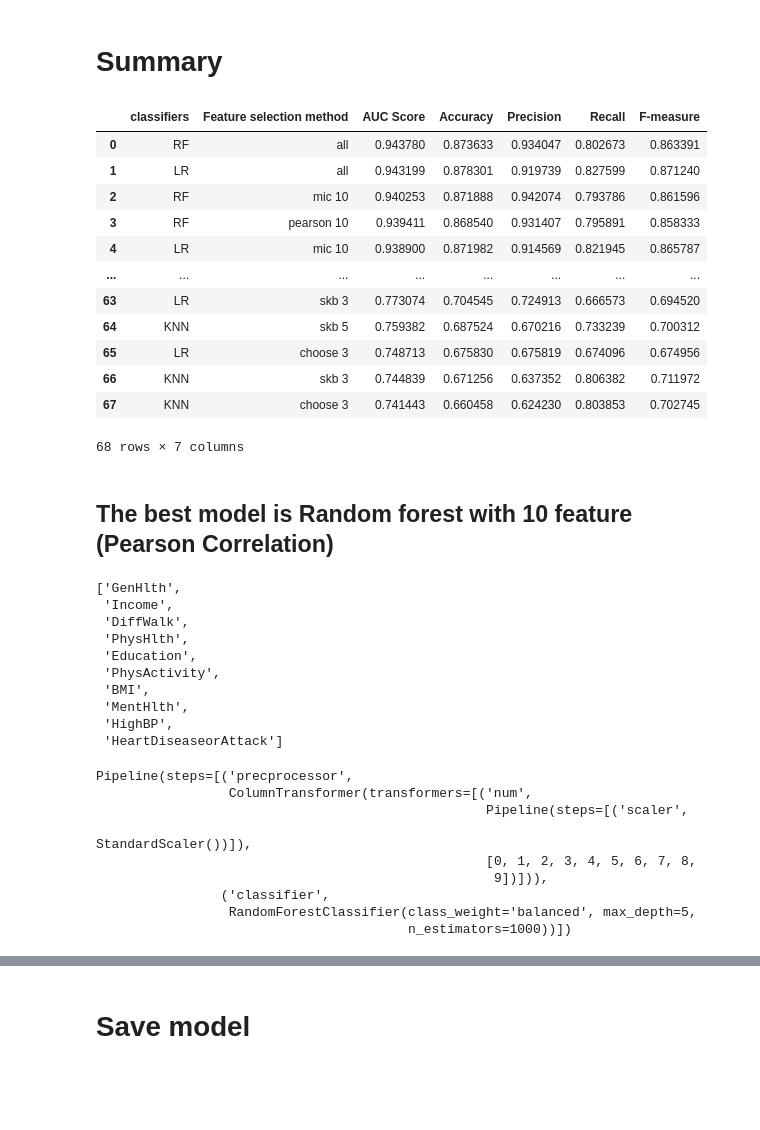
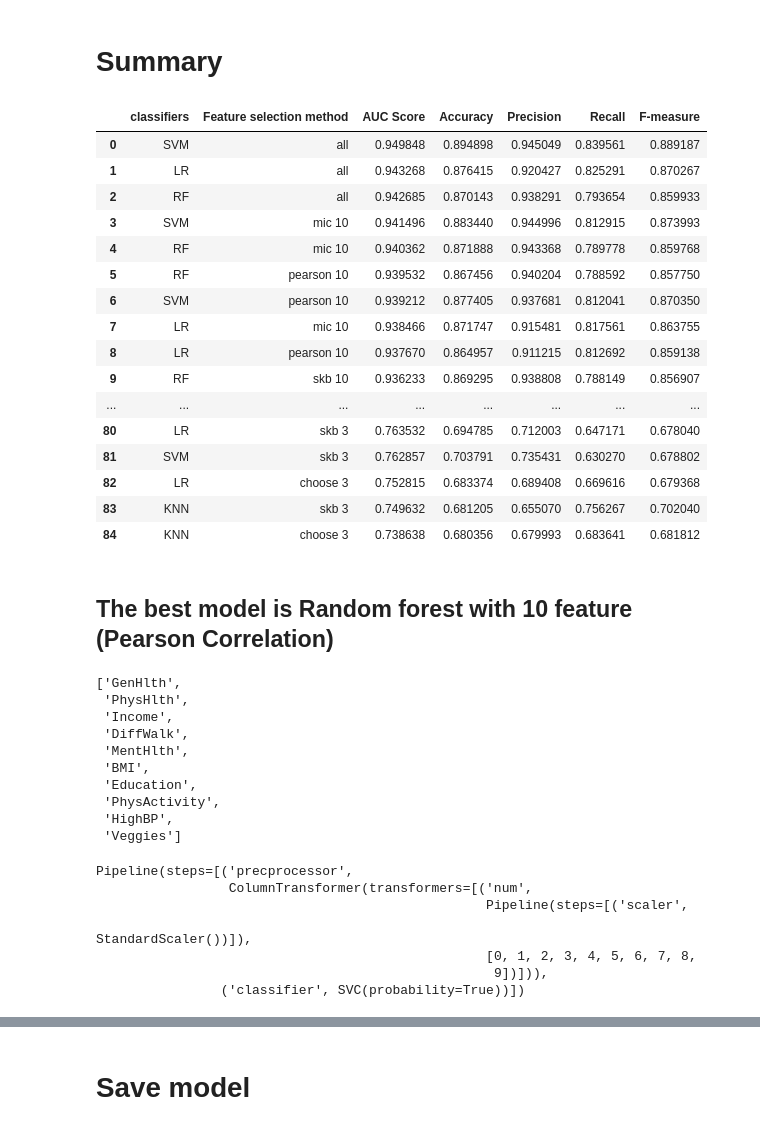
Before and after one commit to LaiVietAnh/Diabetes-Health-Indicators, a Jupyter notebook: diabetes.ipynb, the cells around one changed output, grey strips where cells are left out. Saved outputs shown, nothing was run; the diff lists cells and outputs as text; code cells hidden in the pictures; blank space fills up the shorter version.

```diff
--- a/diabetes.ipynb
+++ b/diabetes.ipynb
@@ -294,7 +295,8 @@ for data in tqdm(splited_data):
         ['LR', LogisticRegression(), data],
         ['RF', RandomForestClassifier(max_depth=5,n_estimators=1000, class_weight='balanced'), data],
         ['DT', DecisionTreeClassifier(max_depth=5), data],
-        ['KNN', KNeighborsClassifier(n_neighbors= 6), data]
+        ['KNN', KNeighborsClassifier(n_neighbors= 6), data],
+        ['SVM', SVC(probability=True), data]
     ]
 
     roc_list = []
@@ -505,34 +531,39 @@ for data in tqdm(splited_data):
 # Summary
 # %%
 evaluations = evaluations.sort_values(by='AUC Score', ascending=False, ignore_index=True)
+pd.set_option("display.max_rows", None)
 evaluations
 # %% [output]
 |  | classifiers | Feature selection method | AUC Score | Accuracy | Precision | Recall | F-measure |
-| 0 | RF | all | 0.943780 | 0.873633 | 0.934047 | 0.802673 | 0.863391 |
-| 1 | LR | all | 0.943199 | 0.878301 | 0.919739 | 0.827599 | 0.871240 |
-| 2 | RF | mic 10 | 0.940253 | 0.871888 | 0.942074 | 0.793786 | 0.861596 |
-| 3 | RF | pearson 10 | 0.939411 | 0.868540 | 0.931407 | 0.795891 | 0.858333 |
-| 4 | LR | mic 10 | 0.938900 | 0.871982 | 0.914569 | 0.821945 | 0.865787 |
+| 0 | SVM | all | 0.949848 | 0.894898 | 0.945049 | 0.839561 | 0.889187 |
+| 1 | LR | all | 0.943268 | 0.876415 | 0.920427 | 0.825291 | 0.870267 |
+| 2 | RF | all | 0.942685 | 0.870143 | 0.938291 | 0.793654 | 0.859933 |
+| 3 | SVM | mic 10 | 0.941496 | 0.883440 | 0.944996 | 0.812915 | 0.873993 |
+| 4 | RF | mic 10 | 0.940362 | 0.871888 | 0.943368 | 0.789778 | 0.859768 |
+| 5 | RF | pearson 10 | 0.939532 | 0.867456 | 0.940204 | 0.788592 | 0.857750 |
+| 6 | SVM | pearson 10 | 0.939212 | 0.877405 | 0.937681 | 0.812041 | 0.870350 |
+| 7 | LR | mic 10 | 0.938466 | 0.871747 | 0.915481 | 0.817561 | 0.863755 |
+| 8 | LR | pearson 10 | 0.937670 | 0.864957 | 0.911215 | 0.812692 | 0.859138 |
+| 9 | RF | skb 10 | 0.936233 | 0.869295 | 0.938808 | 0.788149 | 0.856907 |
 | ... | ... | ... | ... | ... | ... | ... | ... |
-| 63 | LR | skb 3 | 0.773074 | 0.704545 | 0.724913 | 0.666573 | 0.694520 |
-| 64 | KNN | skb 5 | 0.759382 | 0.687524 | 0.670216 | 0.733239 | 0.700312 |
-| 65 | LR | choose 3 | 0.748713 | 0.675830 | 0.675819 | 0.674096 | 0.674956 |
-| 66 | KNN | skb 3 | 0.744839 | 0.671256 | 0.637352 | 0.806382 | 0.711972 |
-| 67 | KNN | choose 3 | 0.741443 | 0.660458 | 0.624230 | 0.803853 | 0.702745 |
+| 80 | LR | skb 3 | 0.763532 | 0.694785 | 0.712003 | 0.647171 | 0.678040 |
+| 81 | SVM | skb 3 | 0.762857 | 0.703791 | 0.735431 | 0.630270 | 0.678802 |
+| 82 | LR | choose 3 | 0.752815 | 0.683374 | 0.689408 | 0.669616 | 0.679368 |
+| 83 | KNN | skb 3 | 0.749632 | 0.681205 | 0.655070 | 0.756267 | 0.702040 |
+| 84 | KNN | choose 3 | 0.738638 | 0.680356 | 0.679993 | 0.683641 | 0.681812 |
-68 rows × 7 columns
 # %% [markdown]
 ## The best model is Random forest with 10 feature (Pearson Correlation)
-# %%
-high_score_features_pearson
-# %% [output]
-['GenHlth',
- 'Income',
- 'DiffWalk',
- 'PhysHlth',
- 'Education',
- 'PhysActivity',
- 'BMI',
- 'MentHlth',
- 'HighBP',
- 'HeartDiseaseorAttack']
+# %%
+high_score_features_mic
+# %% [output]
+['GenHlth',
+ 'PhysHlth',
+ 'Income',
+ 'DiffWalk',
+ 'MentHlth',
+ 'BMI',
+ 'Education',
+ 'PhysActivity',
+ 'HighBP',
+ 'Veggies']
 # %%
@@ -552,7 +583,7 @@ model = Pipeline(steps=[
     ('classifier', classifier)
 ])
 # %%
-X = df_features[high_score_features_pearson]
+X = df_features[high_score_features_mic]
 y = df_target
 X_train , X_test , y_train , y_test = train_test_split(X, y, test_size=0.3)
 
@@ -564,9 +595,7 @@ Pipeline(steps=[('precprocessor',
                                                                    StandardScaler())]),
                                                   [0, 1, 2, 3, 4, 5, 6, 7, 8,
                                                    9])])),
-                ('classifier',
-                 RandomForestClassifier(class_weight='balanced', max_depth=5,
-                                        n_estimators=1000))])
+                ('classifier', SVC(probability=True))])
 # %%
 y_pred = model.predict_proba(X_test)[:,1]
 score = metrics.roc_auc_score(y_test,y_pred)
```
Also changed, not shown: parts of 5 cells of this notebook, 1 other file.
